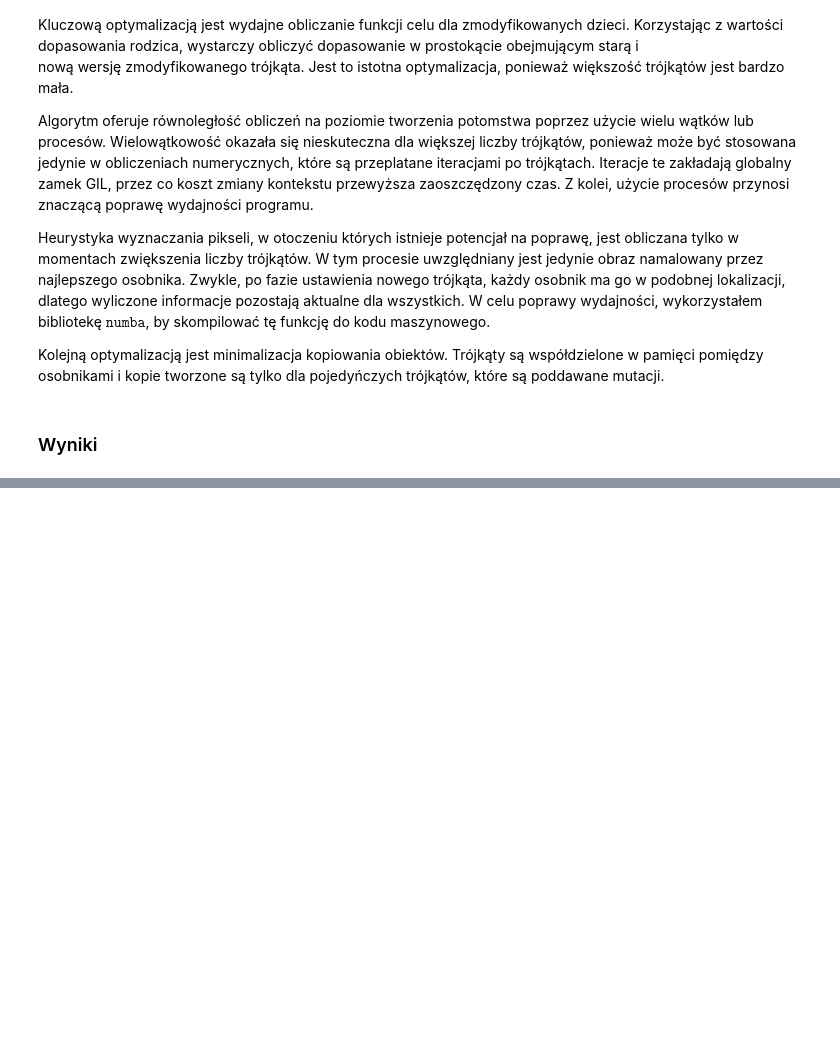
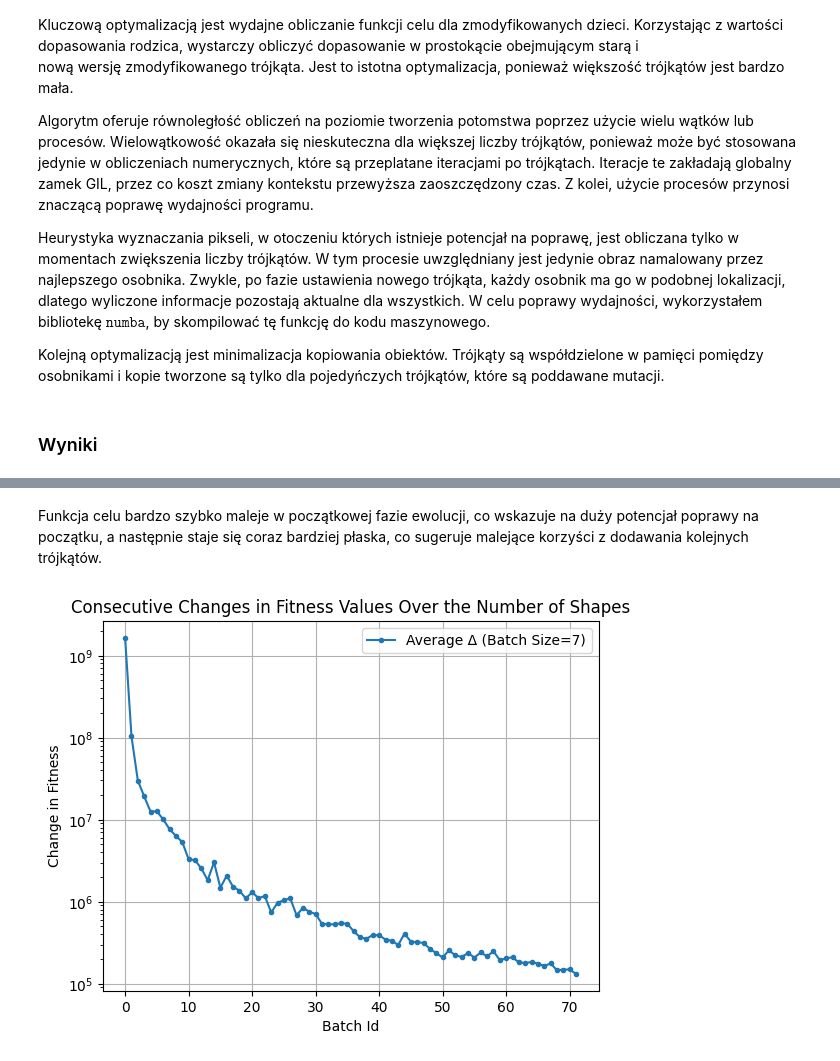
Before and after one commit to Bohun9/TriArt, a Jupyter notebook: report.ipynb, the cells around one changed output, grey strips where cells are left out. Drawn from its saved outputs; the diff is of its cells as text; code cells hidden in the pictures; blank space fills up the shorter version.

```diff
--- a/report.ipynb
+++ b/report.ipynb
@@ -76,0 +77,8 @@ fig1, fig2, fig3 = generate_visuals.create_graphs("images/mona_lisa.jpg", "mona3
+# %% [markdown]
+Funkcja celu bardzo szybko maleje w początkowej fazie ewolucji, co wskazuje
+na duży potencjał poprawy na początku, a następnie staje się coraz bardziej płaska,
+co sugeruje malejące korzyści z dodawania kolejnych trójkątów.
+# %%
+visualizer.draw_changes_of_fitness()
+# %% [output]
+[figure, added]
```
Also changed, not shown: parts of 18 cells of this notebook, 4 other files.
